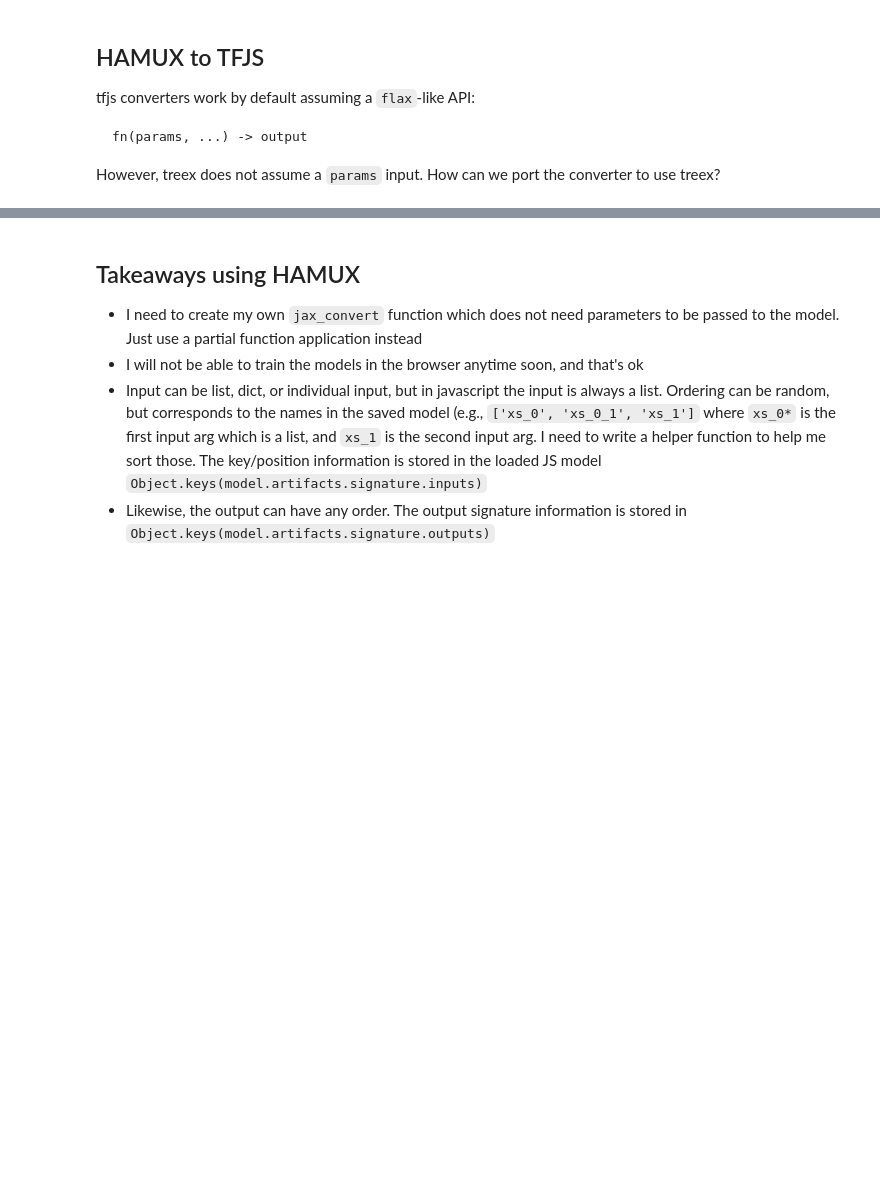
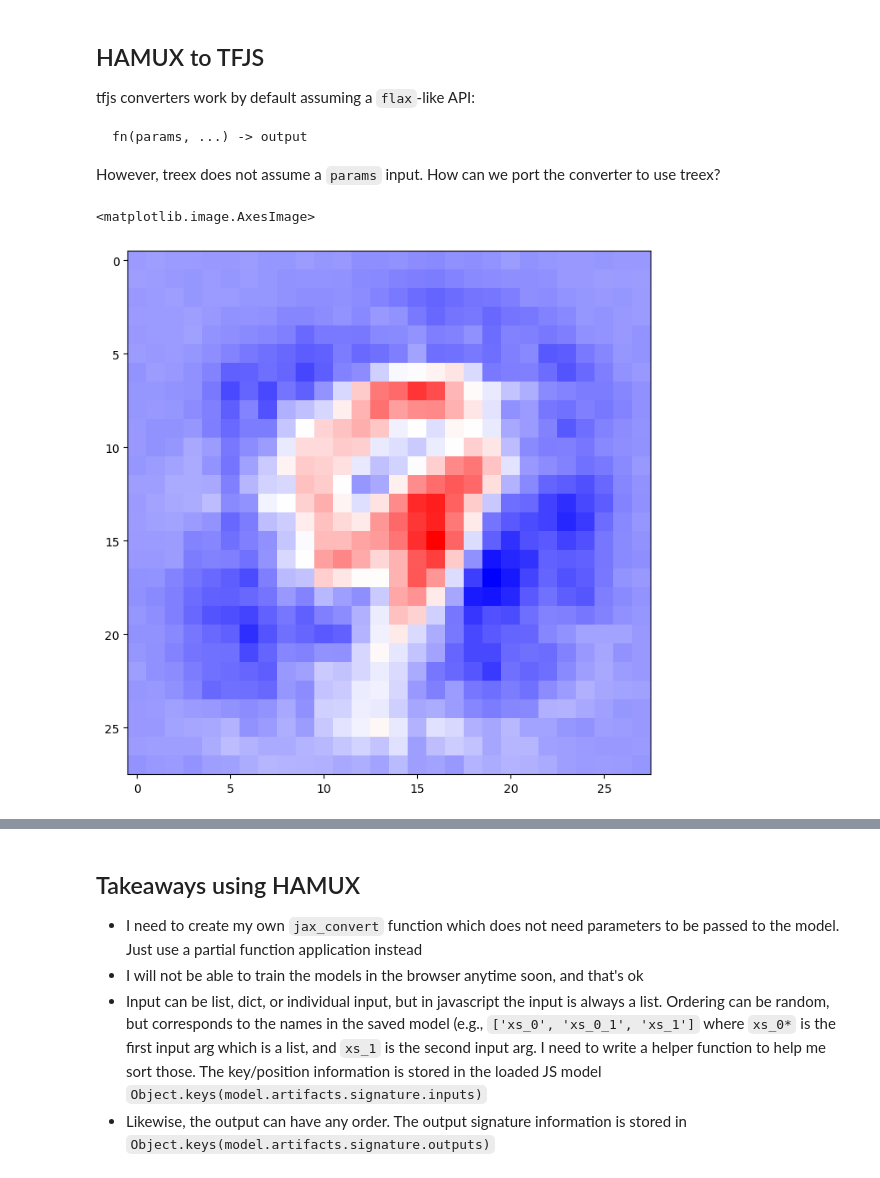
Before and after one commit to bhoov/hamux, a Jupyter notebook: examples/_MNIST Interaction.ipynb, the cells around one changed output, grey strips where cells are left out. Cells and saved outputs as stored; diff of their text form; code cells hidden in the pictures; blank space fills up the shorter version.

```diff
--- a/examples/_MNIST Interaction.ipynb
+++ b/examples/_MNIST Interaction.ipynb
@@ -366 +405,6 @@ def fwd_energy_1step(model, states, dt):
+# %%
+plt.imshow(gs0.reshape(28,28))
+# %% [output]
+<matplotlib.image.AxesImage>
+[figure, added]
 # %%
```
Also changed, not shown: parts of 23 cells of this notebook, 3 other files.
